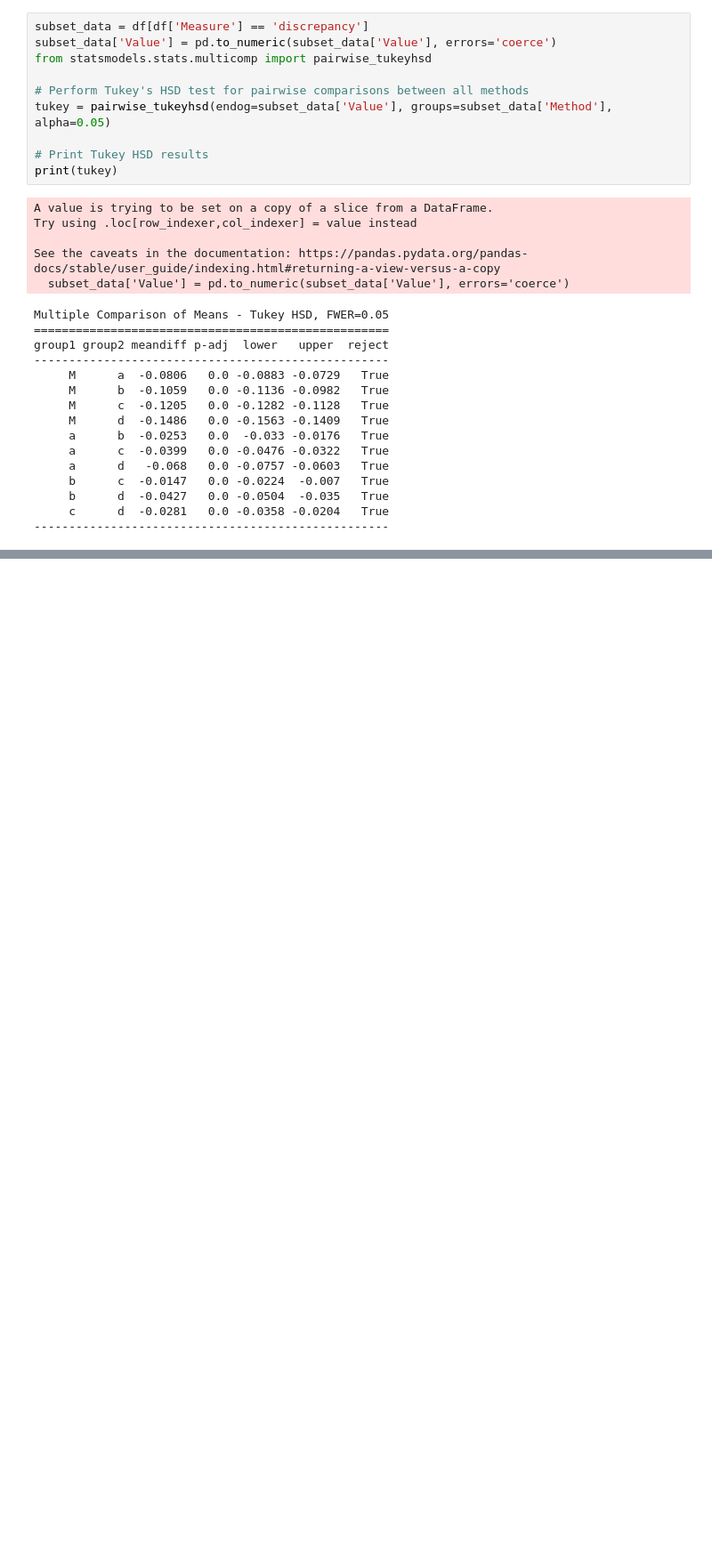
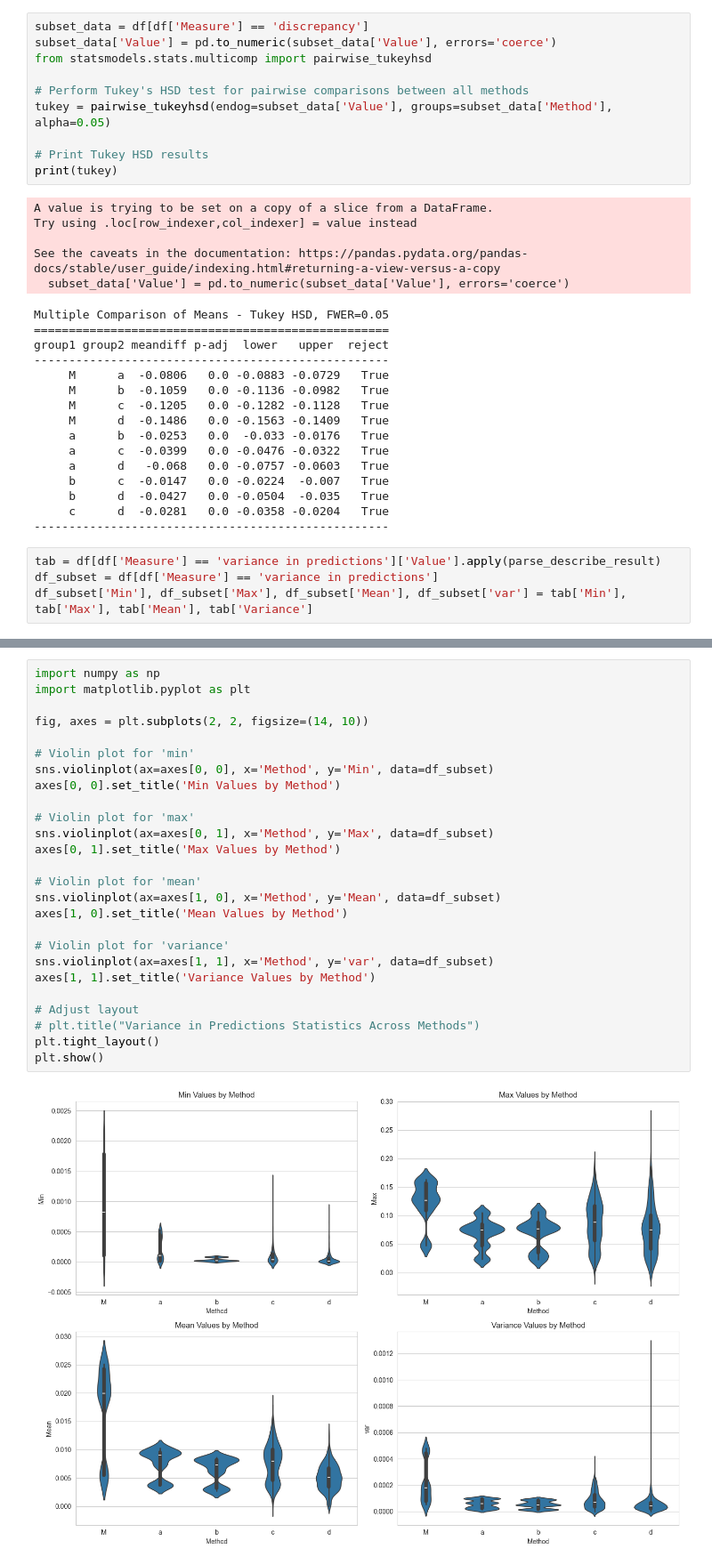
Before and after one commit to tina-behzad/Reconciliation-Project, a Jupyter notebook: visualization/experiment3.ipynb, the cells around one changed output, grey strips where cells are left out. Shown: that part at 89% size. Drawn from its saved outputs; the diff is of its cells as text; blank space fills up the shorter version.

```diff
--- a/visualization/experiment3.ipynb
+++ b/visualization/experiment3.ipynb
@@ -207,3 +210,7 @@ group1 group2 meandiff p-adj  lower   upper  reject
      b      d  -0.0427   0.0 -0.0504  -0.035   True
      c      d  -0.0281   0.0 -0.0358 -0.0204   True
 ---------------------------------------------------
+# %%
+tab = df[df['Measure'] == 'variance in predictions']['Value'].apply(parse_describe_result)
+df_subset = df[df['Measure'] == 'variance in predictions']
+df_subset['Min'], df_subset['Max'], df_subset['Mean'], df_subset['var'] = tab['Min'], tab['Max'], tab['Mean'], tab['Variance']
@@ -209,0 +238,28 @@ group1 group2 meandiff p-adj  lower   upper  reject
+# %%
+import numpy as np
+import matplotlib.pyplot as plt
+
+fig, axes = plt.subplots(2, 2, figsize=(14, 10))
+
+# Violin plot for 'min'
+sns.violinplot(ax=axes[0, 0], x='Method', y='Min', data=df_subset)
+axes[0, 0].set_title('Min Values by Method')
+
+# Violin plot for 'max'
+sns.violinplot(ax=axes[0, 1], x='Method', y='Max', data=df_subset)
+axes[0, 1].set_title('Max Values by Method')
+
+# Violin plot for 'mean'
+sns.violinplot(ax=axes[1, 0], x='Method', y='Mean', data=df_subset)
+axes[1, 0].set_title('Mean Values by Method')
+
+# Violin plot for 'variance'
+sns.violinplot(ax=axes[1, 1], x='Method', y='var', data=df_subset)
+axes[1, 1].set_title('Variance Values by Method')
+
+# Adjust layout
+# plt.title("Variance in Predictions Statistics Across Methods")
+plt.tight_layout()
+plt.show()
+# %% [output]
+[figure, added]
```
Also changed, not shown: parts of 4 cells of this notebook, 9 other files.
